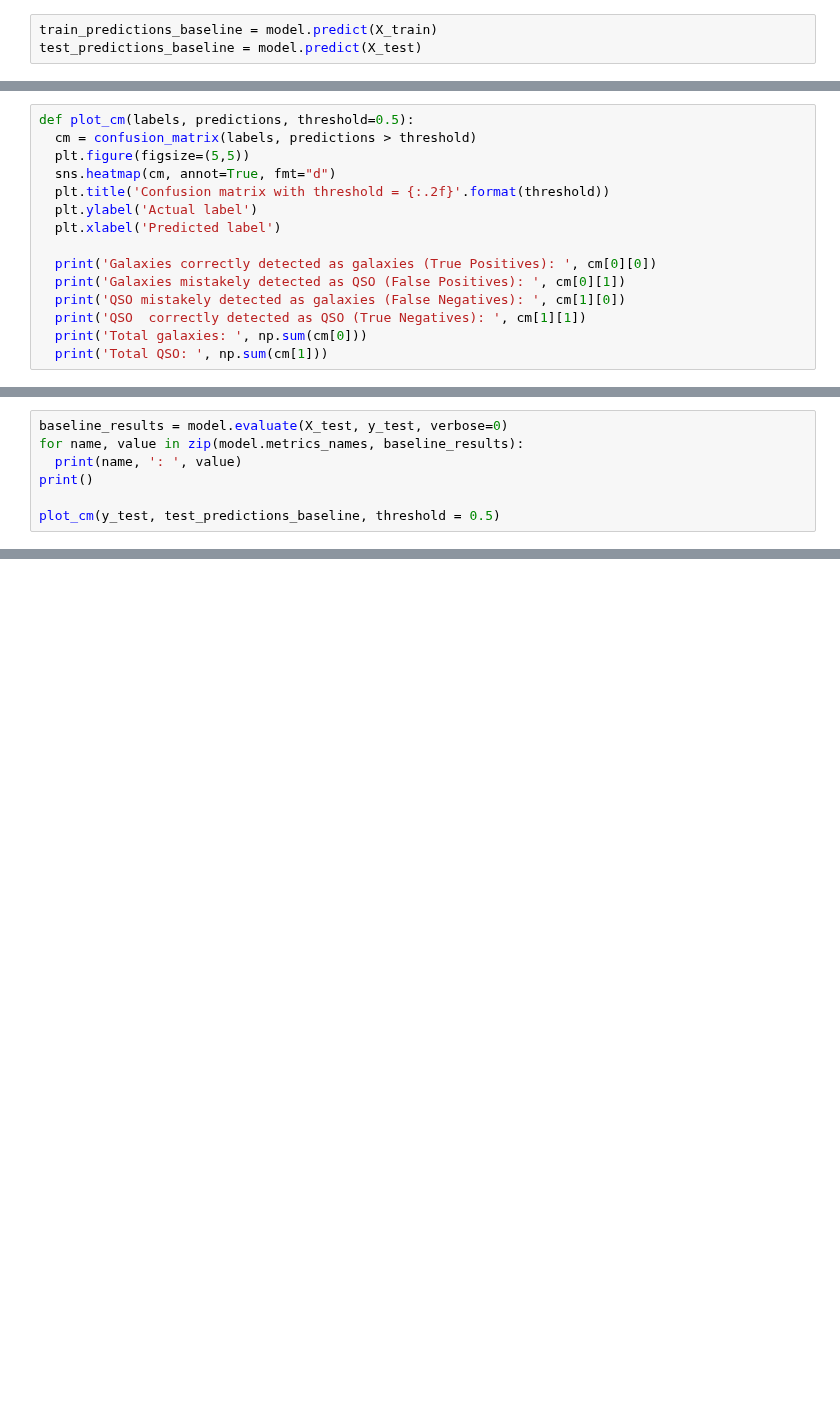
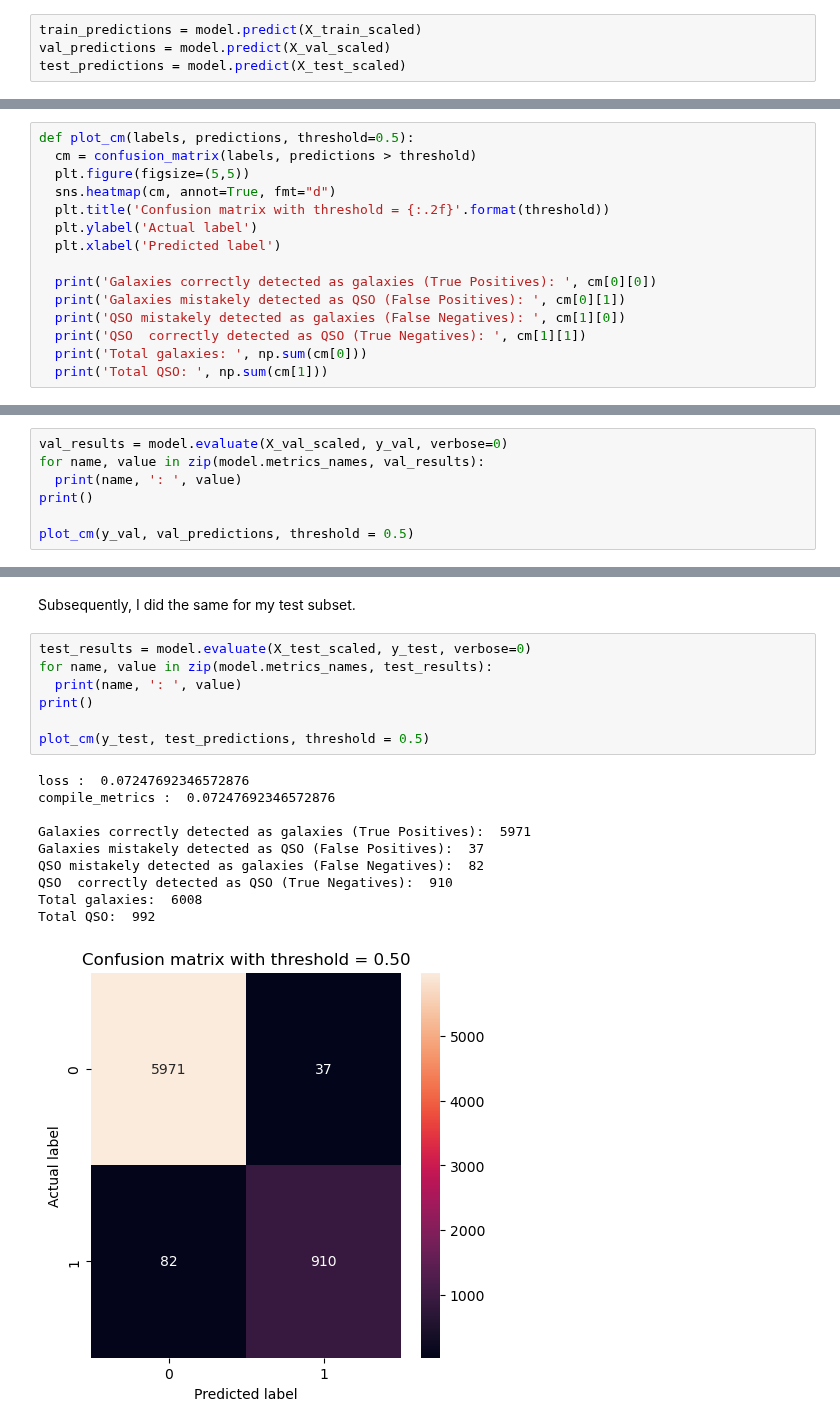
Before and after one commit to om-erika/astrostatistics_bicocca_2024, a Jupyter notebook: working/galaxy_vs_qso_mlp.ipynb, the cells around one changed output, grey strips where cells are left out. Cells and saved outputs as stored; diff of their text form; blank space fills up the shorter version.

```diff
--- a/working/galaxy_vs_qso_mlp.ipynb
+++ b/working/galaxy_vs_qso_mlp.ipynb
@@ -205,4 +242,5 @@ Epoch 20/20
 # %%
-train_predictions_baseline = model.predict(X_train)
-test_predictions_baseline = model.predict(X_test)
+train_predictions = model.predict(X_train_scaled)
+val_predictions = model.predict(X_val_scaled)
+test_predictions = model.predict(X_test_scaled)
 # %% [output]
@@ -226,8 +269,8 @@ def plot_cm(labels, predictions, threshold=0.5):
 # %%
-baseline_results = model.evaluate(X_test, y_test, verbose=0)
-for name, value in zip(model.metrics_names, baseline_results):
+val_results = model.evaluate(X_val_scaled, y_val, verbose=0)
+for name, value in zip(model.metrics_names, val_results):
   print(name, ': ', value)
 print()
 
-plot_cm(y_test, test_predictions_baseline, threshold = 0.5)
+plot_cm(y_val, val_predictions, threshold = 0.5)
 # %% [output]
@@ -241,3 +284,23 @@ QSO  correctly detected as QSO (True Negatives):  2025
 Total galaxies:  12812
 Total QSO:  2188
 [figure]
+# %% [markdown]
+Subsequently, I did the same for my test subset.
+# %%
+test_results = model.evaluate(X_test_scaled, y_test, verbose=0)
+for name, value in zip(model.metrics_names, test_results):
+  print(name, ': ', value)
+print()
+
+plot_cm(y_test, test_predictions, threshold = 0.5)
+# %% [output]
+loss :  0.07247692346572876
+compile_metrics :  0.07247692346572876
+
+Galaxies correctly detected as galaxies (True Positives):  5971
+Galaxies mistakely detected as QSO (False Positives):  37
+QSO mistakely detected as galaxies (False Negatives):  82
+QSO  correctly detected as QSO (True Negatives):  910
+Total galaxies:  6008
+Total QSO:  992
+[figure, added]
```
Also changed, not shown: parts of 34 cells of this notebook, 2 other files.
